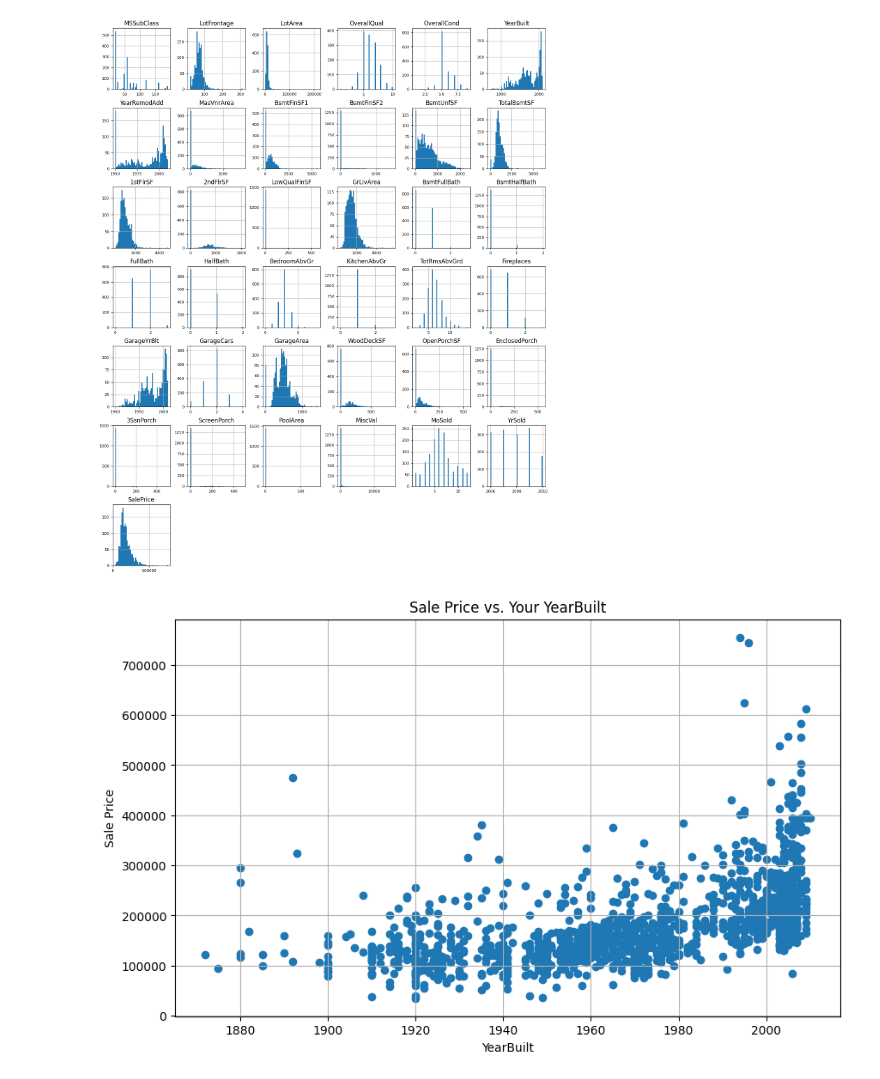
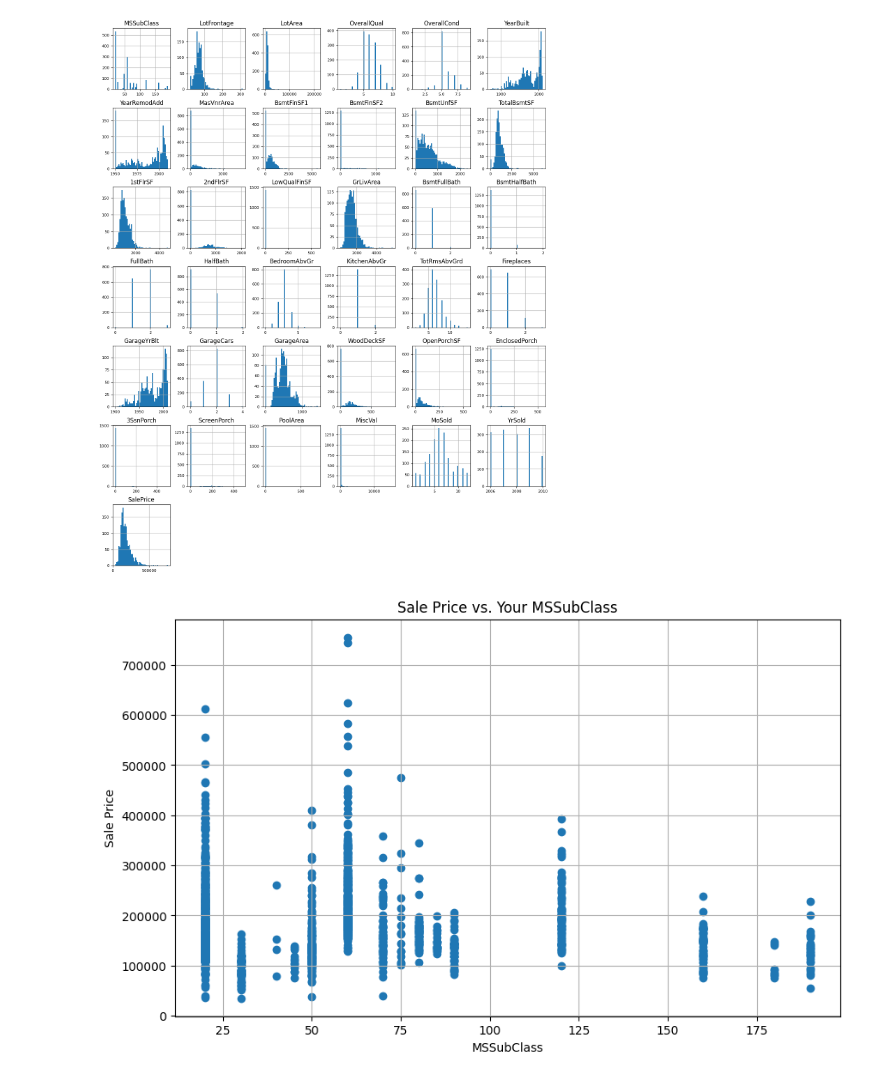
Before and after one commit to jadosh123/PredictingHousePrices, a Jupyter notebook: data-cleaning.ipynb, the cells around one changed output. Drawn from its saved outputs; the diff is of its cells as text; code cells hidden in the pictures.

```diff
--- a/data-cleaning.ipynb
+++ b/data-cleaning.ipynb
@@ -101,14 +104,14 @@ du.drop_null_majority_features(df_train, df_test)
 # %%
 #Plot any single feature against saleprices
 plt.figure(figsize=(10, 6))
-plt.scatter(df_train['YearBuilt'], df_train['SalePrice'])
-plt.xlabel('YearBuilt')
+plt.scatter(df_train['MSSubClass'], df_train['SalePrice'])
+plt.xlabel('MSSubClass')
 plt.ylabel('Sale Price')
-plt.title('Sale Price vs. Your YearBuilt')
+plt.title('Sale Price vs. Your MSSubClass')
 plt.grid(True)
 plt.show()
 # %% [output]
-[figure, old version]
+[figure, new version]
 # %%
 import numpy as np
 
```
Also changed, not shown: parts of 9 cells of this notebook, 2 other files.
